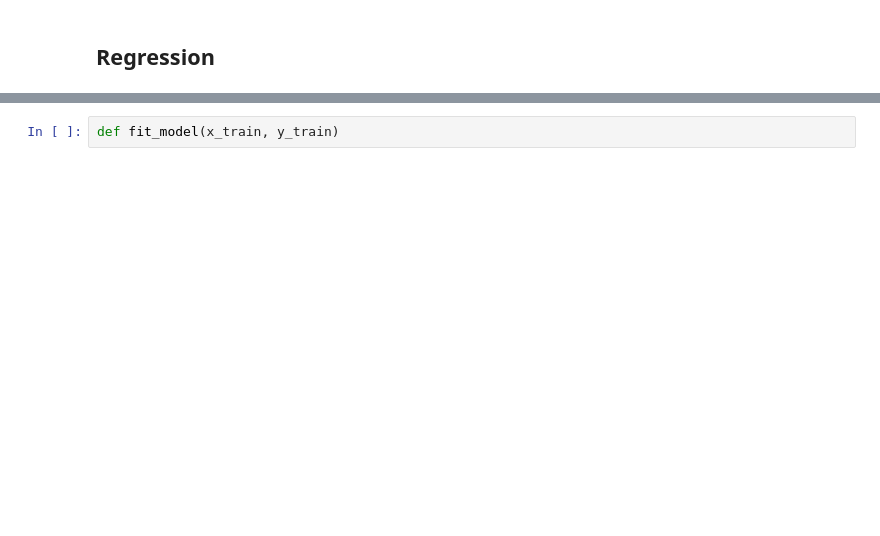
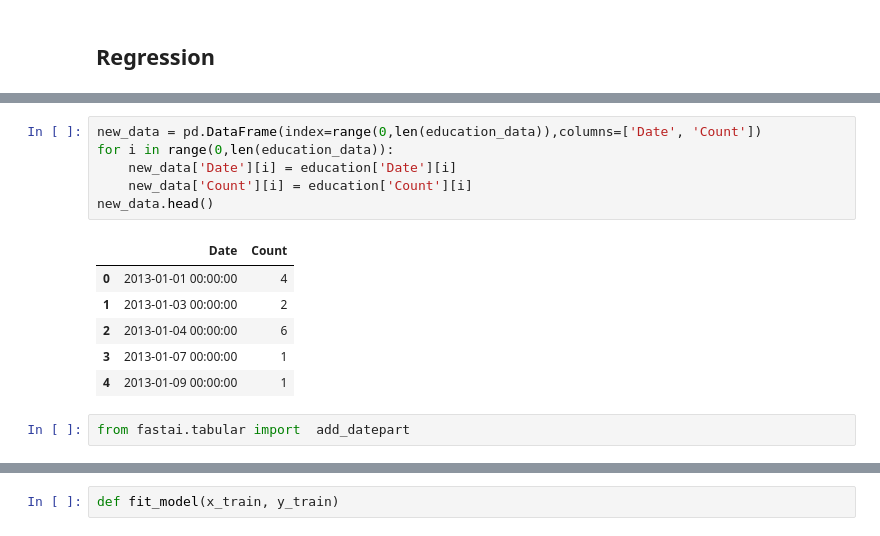
Before and after one commit to SethiPawandeep/eTaal-Predictive-Analysis, a Jupyter notebook: etaal.ipynb, the cells around one changed output, grey strips where cells are left out. Cells and saved outputs as stored; diff of their text form; blank space fills up the shorter version.

```diff
--- a/etaal.ipynb
+++ b/etaal.ipynb
@@ -49,0 +60,15 @@ plt.plot(plot_data)
+# %%
+new_data = pd.DataFrame(index=range(0,len(education_data)),columns=['Date', 'Count'])
+for i in range(0,len(education_data)):
+    new_data['Date'][i] = education['Date'][i]
+    new_data['Count'][i] = education['Count'][i]
+new_data.head()
+# %% [output]
+|  | Date | Count |
+| 0 | 2013-01-01 00:00:00 | 4 |
+| 1 | 2013-01-03 00:00:00 | 2 |
+| 2 | 2013-01-04 00:00:00 | 6 |
+| 3 | 2013-01-07 00:00:00 | 1 |
+| 4 | 2013-01-09 00:00:00 | 1 |
+# %%
+from fastai.tabular import  add_datepart
```
Also changed, not shown: parts of 13 cells of this notebook, 1 other file.
